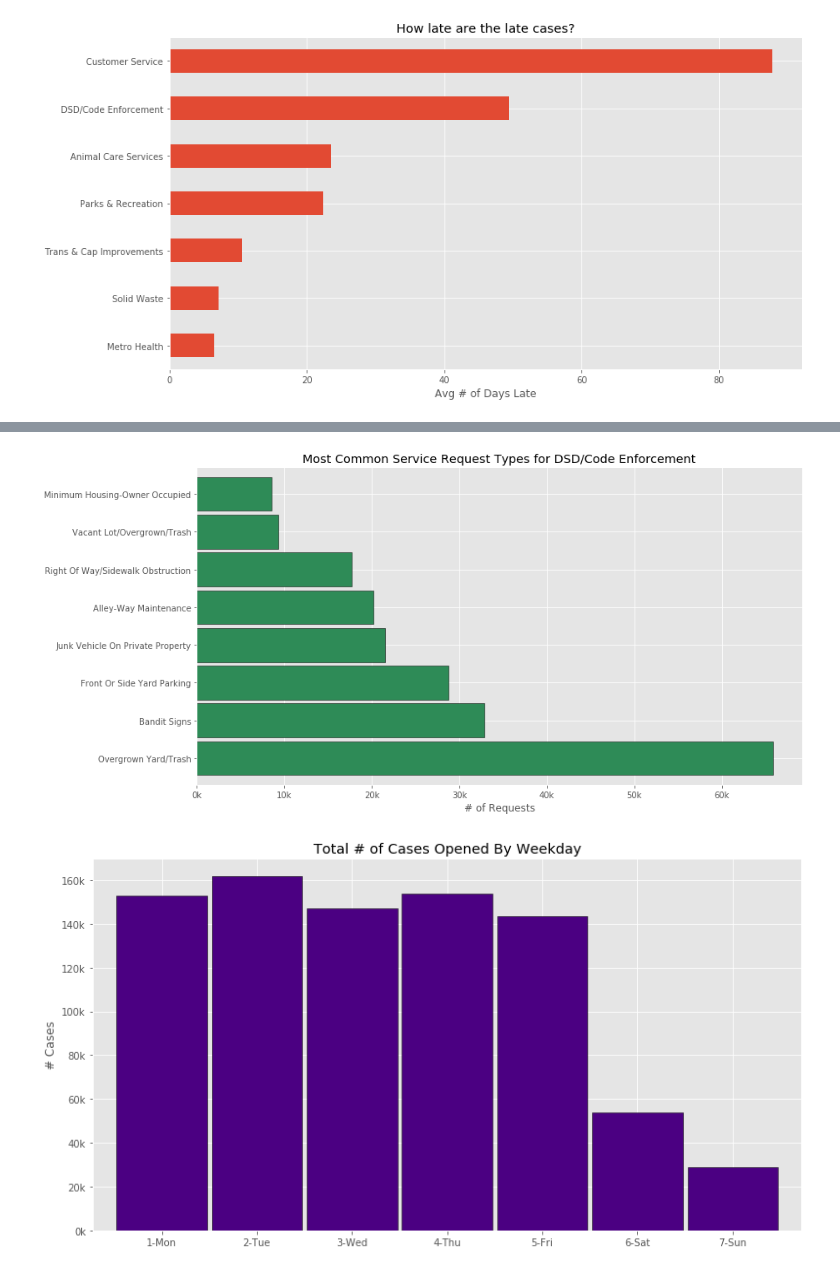
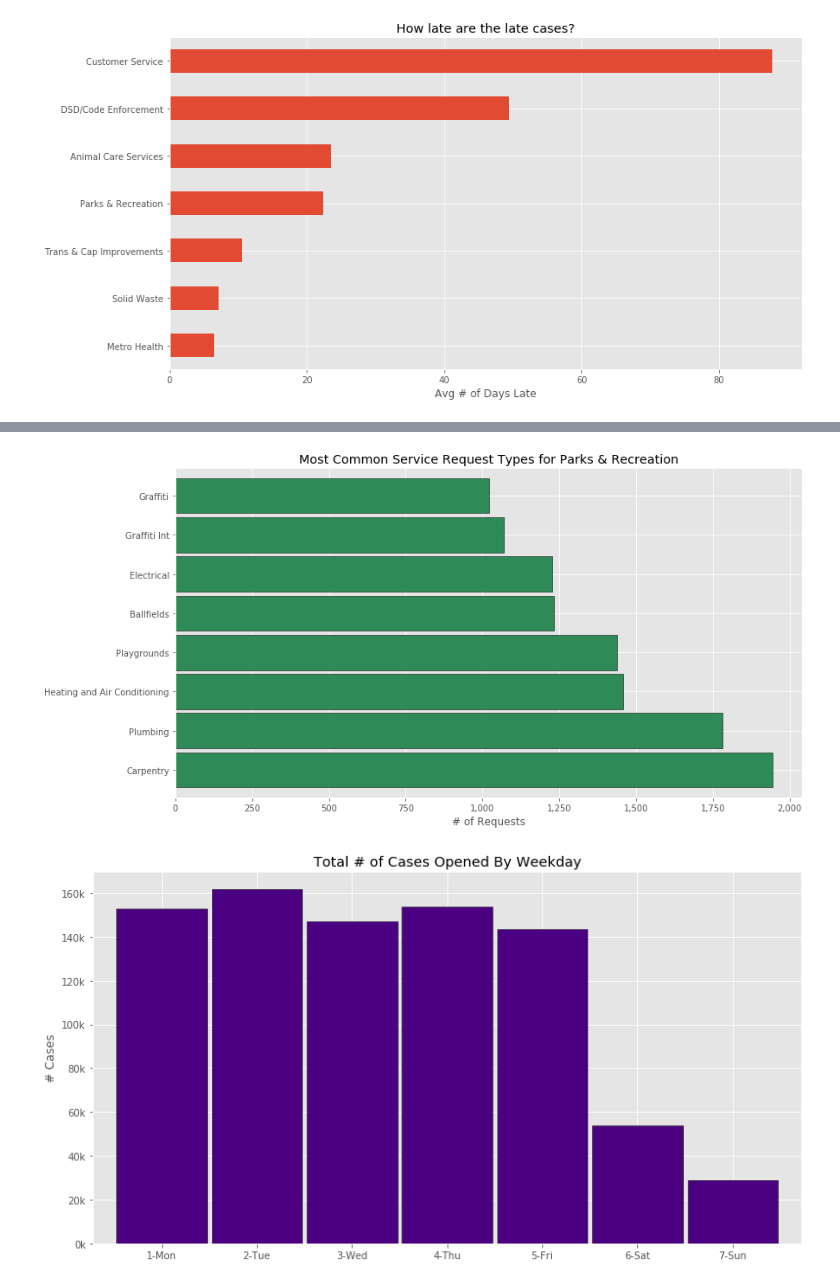
Before and after one commit to CodeupClassroom/curie-distributed-ml, a Jupyter notebook: explore-exercise.ipynb, the cells around one changed output, grey strips where cells are left out. Drawn from its saved outputs; the diff is of its cells as text; code cells hidden in the pictures.

```diff
--- a/explore-exercise.ipynb
+++ b/explore-exercise.ipynb
@@ -91,18 +156,29 @@ plt.gca().set(title='Most Late Cases For Parks & Recreation', xlabel='# of Days
 # %%
 # For the DSD/Code Enforcement department, what are the most common service request types? Look at other departments too.
-(df.filter(expr('department == "DSD/Code Enforcement"'))
- .groupby('service_request_type')
- .count()
- .sort(desc('count'))
- .limit(8)
- .toPandas()
- .set_index('service_request_type')
- ['count']
- .plot.barh(color='seagreen', width=.9, ec='black')
+# How many different cases are there, by department?
+def format_number_sub_thousands(x, *args):
+    return "{:.1f}k".format(x / 1000)
+(
+#     df.filter(expr('department == "DSD/Code Enforcement"'))
+    df.filter(expr('department == "Parks & Recreation"'))
+    .groupby("service_request_type")
+    .count()
+    .sort(desc("count"))
+    .limit(8)
+    .toPandas()
+    .set_index("service_request_type")["count"]
+    .plot.barh(color="seagreen", width=0.9, ec="black")
 )
-plt.gca().set(ylabel='', xlabel='# of Requests', title='Most Common Service Request Types for DSD/Code Enforcement')
-plt.gca().xaxis.set_major_formatter(mpl.ticker.FuncFormatter(format_number))
+
+plt.gca().set(
+    ylabel="",
+    xlabel="# of Requests",
+    title="Most Common Service Request Types for Parks & Recreation",
+)
+# plt.gca().xaxis.set_major_formatter(mpl.ticker.FuncFormatter(format_number))
+# plt.gca().xaxis.set_major_formatter(mpl.ticker.FuncFormatter(format_number_sub_thousands))
+plt.gca().xaxis.set_major_formatter(mpl.ticker.FuncFormatter('{:,.0f}'.format))
 # %% [output]
-[figure, old version]
+[figure, new version]
 # %%
 # Does whether or not its a weekend matter for when a case is opened/closed?
```
Also changed, not shown: parts of 11 cells of this notebook.
